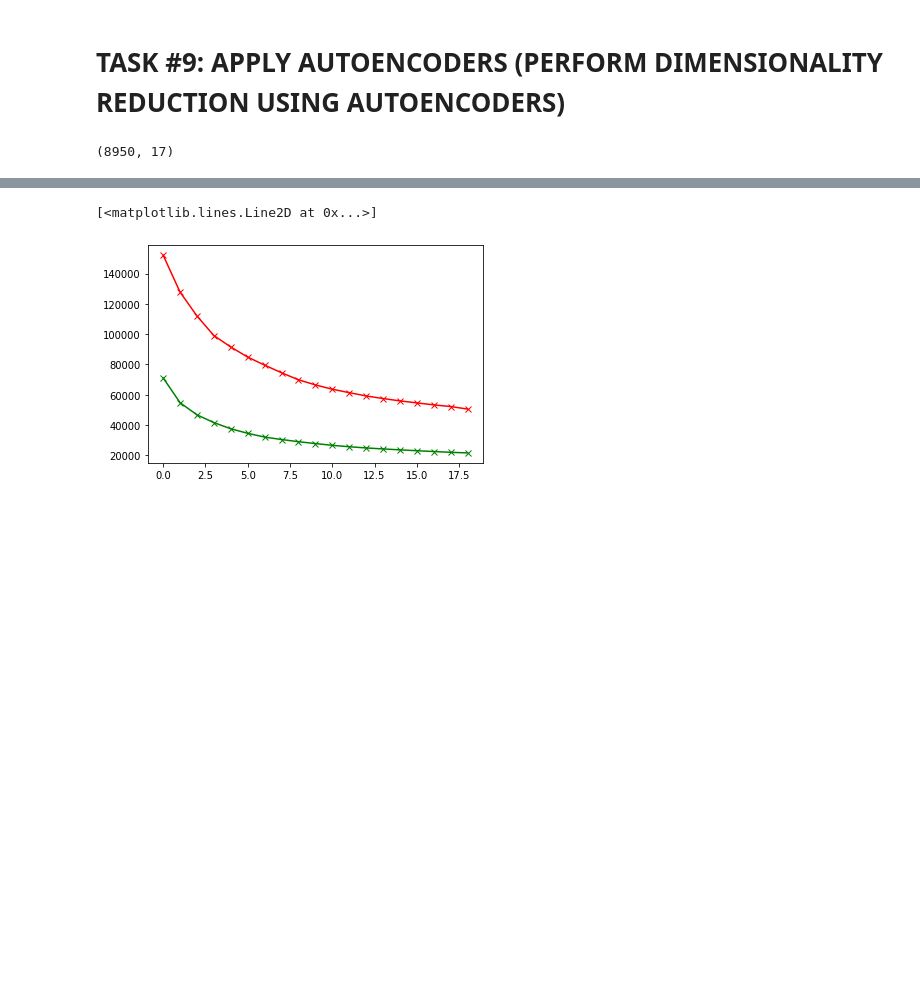
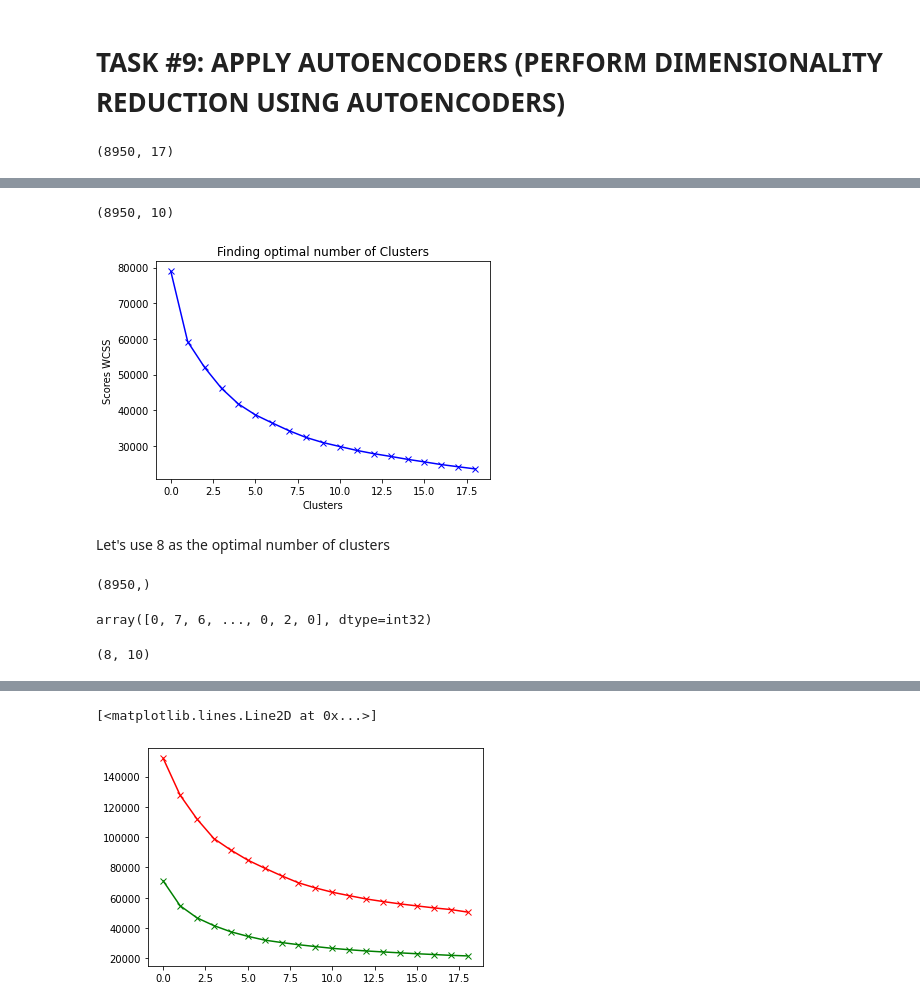
Before and after one commit to wellmej/DataScienceUseCases, a Jupyter notebook: Case2_My_Marketing_Department.ipynb, the cells around one changed output, grey strips where cells are left out. Saved outputs shown, nothing was run; the diff lists cells and outputs as text; code cells hidden in the pictures; blank space fills up the shorter version.

```diff
--- a/Case2_My_Marketing_Department.ipynb
+++ b/Case2_My_Marketing_Department.ipynb
@@ -660,8 +660,10 @@ from keras.optimizers import SGD
 #--------------------------------------------------------------
 input_df = Input(shape= (17,))
 
+encoding_dim = 7
+
 # Build the 'encoder' network
-x = Dense(7, activation = 'relu')(input_df)
+x = Dense(encoding_dim, activation = 'relu')(input_df)
 x = Dense(500, activation = 'relu', kernel_initializer = 'glorot_uniform')(x)
 x = Dense(500, activation = 'relu', kernel_initializer = 'glorot_uniform')(x)
 x = Dense(2000, activation = 'relu', kernel_initializer = 'glorot_uniform')(x)
@@ -669,7 +671,7 @@ x = Dense(2000, activation = 'relu', kernel_initializer = 'glorot_uniform')(x)
 encoded = Dense(10, activation='relu', kernel_initializer = 'glorot_uniform')(x)
 
 # Build the 'decoder' network (inverse of the 'encoder' network)
-x = Dense(2000, activation = 'relu', kernel_initializer = 'glorot_uniform')(x)
+x = Dense(2000, activation = 'relu', kernel_initializer = 'glorot_uniform')(encoded)
 x = Dense(500, activation = 'relu', kernel_initializer = 'glorot_uniform')(x)
 
 decoded = Dense(17, kernel_initializer='glorot_uniform')(x)
@@ -745,0 +742,37 @@ _________________________________________________________________
+# %%
+#----------------------------------------------------------
+#  Perform Diminsionality Reduction via Autoencoding
+#
+#  Use K-Means to the reduced features
+#----------------------------------------------------------
+predict = encoded.predict(credit_card_df_scaled)
+# %%
+#--------------------------------------------------------------------
+#  The 17 original features have been reduced to 10 features
+#  by the auto encoding process
+#--------------------------------------------------------------------
+predict.shape
+# %% [output]
+(8950, 10)
+# %%
+#----------------------------------------------------------------
+#  Find the optimal number of clusters on the new 10 features
+#----------------------------------------------------------------
+scores_1 = []
+
+range_values = range (1, 20)
+for i in range_values:
+  kmeans = KMeans(n_clusters = i)
+  kmeans.fit(predict)
+  scores_1.append(kmeans.inertia_)
+
+#  Plot the kmeans graph to find the elbow
+plt.plot(scores_1, 'bx-')
+plt.title('Finding optimal number of Clusters')
+plt.xlabel('Clusters')
+plt.ylabel('Scores WCSS')
+plt.show()
+# %% [output]
+[figure, added]
+# %% [markdown]
+Let's use 8 as the optimal number of clusters
@@ -745,0 +787,12 @@ _________________________________________________________________
+# %%
+labels.shape
+# %% [output]
+(8950,)
+# %%
+labels
+# %% [output]
+array([0, 7, 6, ..., 0, 2, 0], dtype=int32)
+# %%
+kmeans.cluster_centers_.shape
+# %% [output]
+(8, 10)
```
Also changed, not shown: parts of 27 cells of this notebook.
